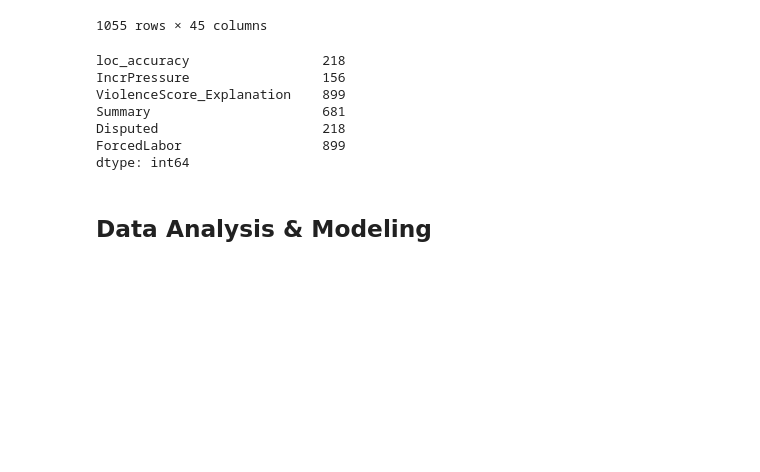
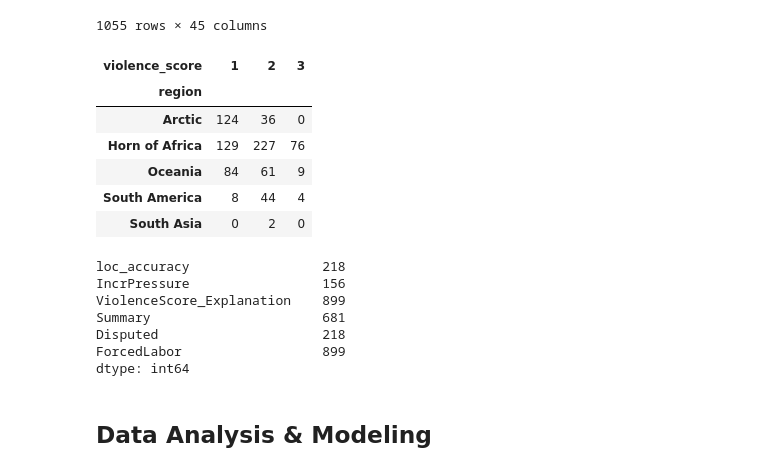
Before and after one commit to madwhe/WWF-Fisheries-Conflict-Analysis, a Jupyter notebook: NOAA_analysis/WWF_NOAA_analysis.ipynb, the cells around one changed output. Drawn from its saved outputs; the diff is of its cells as text; code cells hidden in the pictures; blank space fills up the shorter version.

```diff
--- a/NOAA_analysis/WWF_NOAA_analysis.ipynb
+++ b/NOAA_analysis/WWF_NOAA_analysis.ipynb
@@ -585,6 +586,21 @@ df3
 | 1053 | EcuadorFDE_10_19_23 | ECU_e054 | 2022-04-20 | 2022 | Ecuador | South America | Santa Clara Island Marine Reserve | -3.16300 | -80.43400 | ... |
 | 1054 | EcuadorFDE_10_19_23 | ECU_e055 | 2022-08-15 | 2022 | Ecuador | South America | High Seas west of the Galapagos I... | 1.64900 | -96.74500 | ... |
 1055 rows × 45 columns
+# %%
+# data that only has close sst
+df_model_close['month'] = pd.to_datetime(df_model['date']).dt.month
+df4 = df_model_close.merge(soi_data, on=['year', 'month'], how = 'left')
+
+
+pd.crosstab(df4['region'], df4['violence_score'])
+# %% [output]
+| violence_score | 1 | 2 | 3 |
+| region |  |  |  |
+| Arctic | 124 | 36 | 0 |
+| Horn of Africa | 129 | 227 | 76 |
+| Oceania | 84 | 61 | 9 |
+| South America | 8 | 44 | 4 |
+| South Asia | 0 | 2 | 0 |
 # %%
 #Ensure there are no negative values
 na_columns = df3.isna().sum()
```
Also changed, not shown: parts of 13 cells of this notebook, 13 other files.
